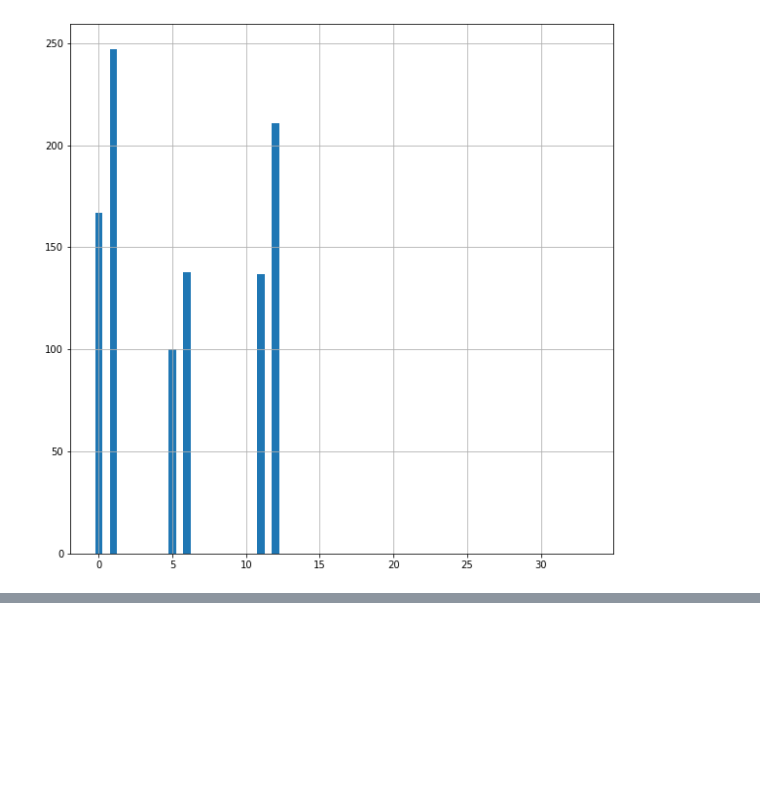
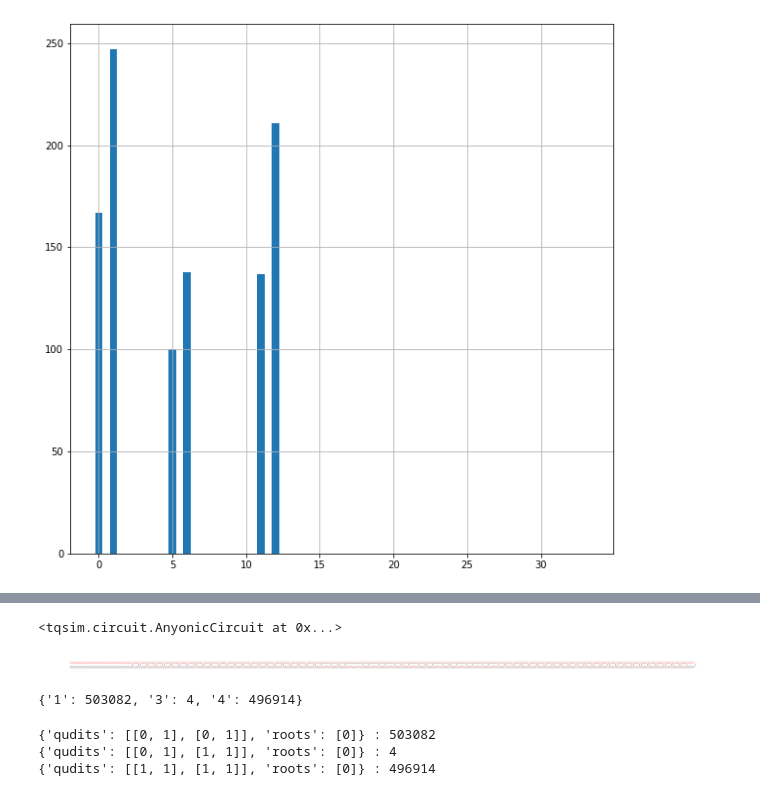
Before and after one commit to adrabi-abderrahim/tqc, a Jupyter notebook: tqc/C02_Topological_Braiding_Circuit_Simulator.ipynb, the cells around one changed output, grey strips where cells are left out. Saved outputs shown, nothing was run; the diff lists cells and outputs as text; code cells hidden in the pictures; blank space fills up the shorter version.

```diff
--- a/tqc/C02_Topological_Braiding_Circuit_Simulator.ipynb
+++ b/tqc/C02_Topological_Braiding_Circuit_Simulator.ipynb
@@ -400,0 +366,5 @@ plt.show()
+# %%
+from tqsim import AnyonicCircuit, cplot
+
+circuit = AnyonicCircuit(2, 3)
+circuit.initialize([0,1,0,0,0,0,0,0,0,0,0,0,0])
@@ -400,0 +404,12 @@ plt.show()
+# %%
+circuit.braid_sequence(had_sequence_2)
+circuit.braid_sequence(cnot_sequence)
+circuit.measure()
+# %% [output]
+<tqsim.circuit.AnyonicCircuit at 0x...>
+# %%
+for i in [4,5,6]:
+    circuit.drawer.anyons[i].color = 'r'
+circuit.draw()
+# %% [output]
+[figure, added]
@@ -400,0 +418,11 @@ plt.show()
+# %%
+print(res['counts'])
+# %% [output]
+{'1': 503082, '3': 4, '4': 496914}
+# %%
+for i in res['counts']:
+    print(circuit.basis[int(i)], ':', res['counts'][i])
+# %% [output]
+{'qudits': [[0, 1], [0, 1]], 'roots': [0]} : 503082
+{'qudits': [[0, 1], [1, 1]], 'roots': [0]} : 4
+{'qudits': [[1, 1], [1, 1]], 'roots': [0]} : 496914
```
Also changed, not shown: parts of 55 cells of this notebook.
